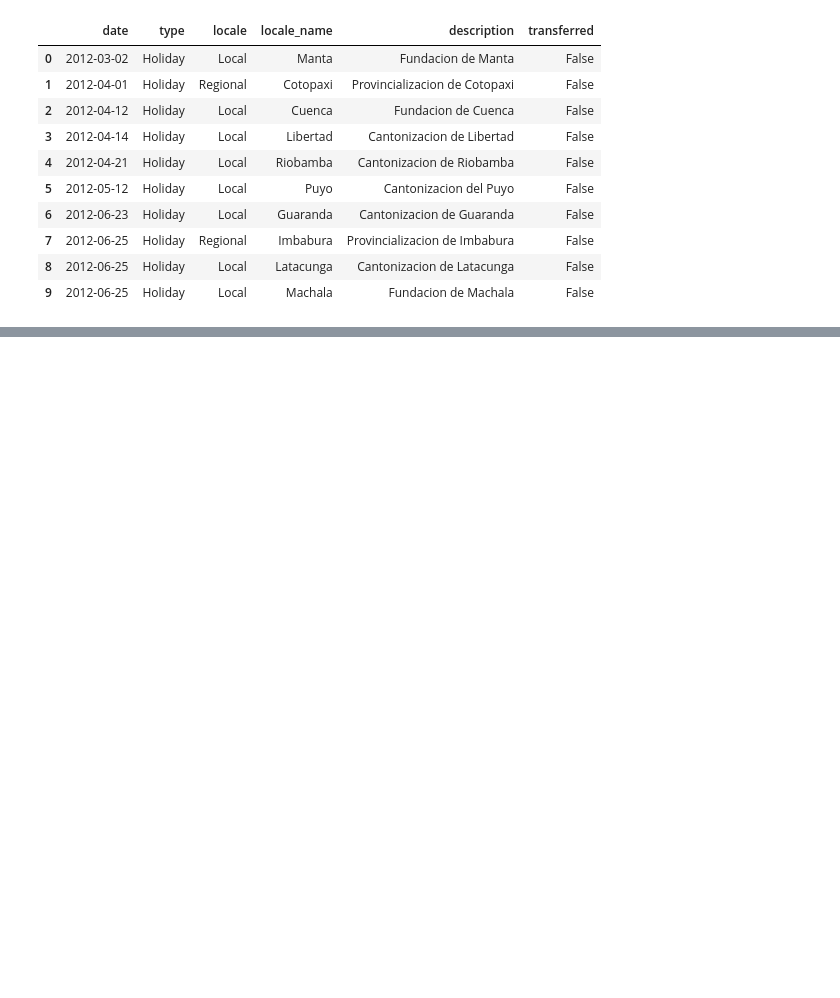
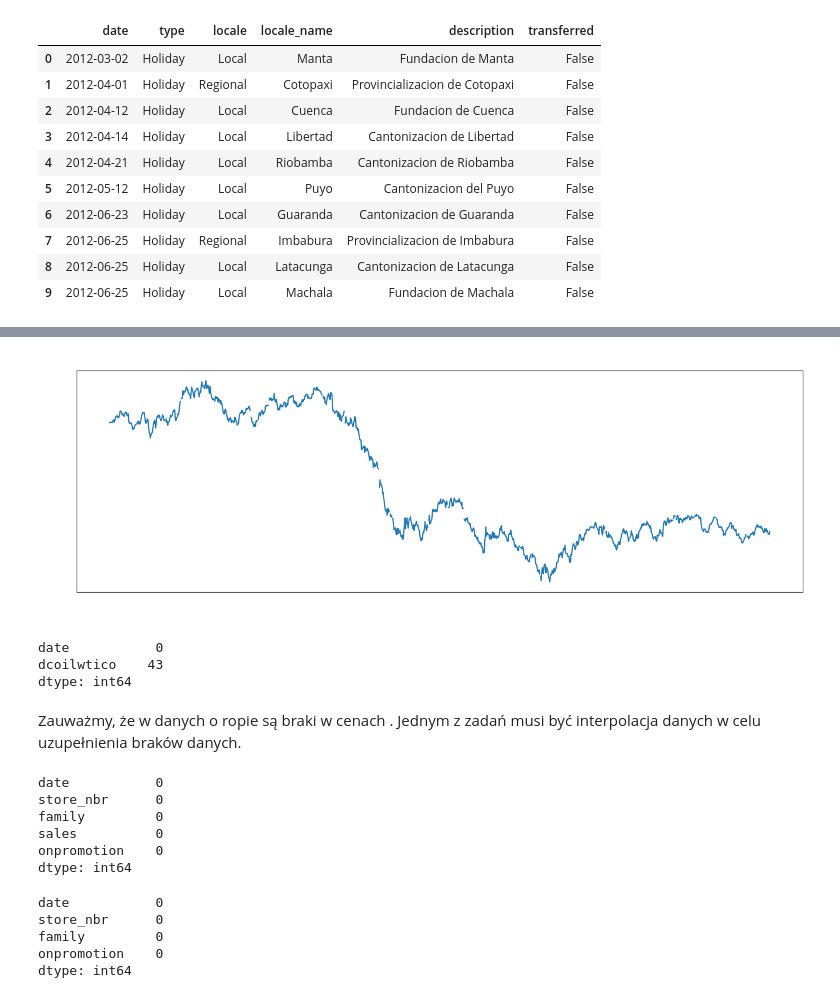
Before and after one commit to ndzadz/WTUM_12_2022, a Jupyter notebook: DataQualityCheck.ipynb, the cells around one changed output, grey strips where cells are left out. Drawn from its saved outputs; the diff is of its cells as text; code cells hidden in the pictures; blank space fills up the shorter version.

```diff
--- a/DataQualityCheck.ipynb
+++ b/DataQualityCheck.ipynb
@@ -25,0 +130,40 @@ holidays_events.head(10)
+# %%
+#Funkcja pomocniczna do rysowania wykresów
+def plot_df(df, x, y, title="", xlabel='Date', ylabel='Value', dpi=100, axiscolor ='black'):
+    plt.figure(figsize=(16,5), dpi=dpi)
+    plt.plot(x, y, color='tab:blue')
+    plt.gca().set(title=title, xlabel=xlabel, ylabel=ylabel)
+    plt.gca().title.set_color(axiscolor)
+    plt.gca().xaxis.label.set_color(axiscolor)
+    plt.gca().yaxis.label.set_color(axiscolor)
+    plt.tick_params(colors=axiscolor, which='both')
+    plt.show()
+# %%
+plot_df(oil,x=oil.index, y=oil.dcoilwtico, title='Ceny ropy', axiscolor='white')
+# %% [output]
+[figure, added]
+# %%
+oil.isna().sum()
+# %% [output]
+date           0
+dcoilwtico    43
+dtype: int64
+# %% [markdown]
+Zauważmy, że w danych o ropie są braki w cenach . Jednym z zadań musi być interpolacja danych w celu uzupełnienia braków danych.
+# %%
+train.isna().sum()
+# %% [output]
+date           0
+store_nbr      0
+family         0
+sales          0
+onpromotion    0
+dtype: int64
+# %%
+test.isna().sum()
+# %% [output]
+date           0
+store_nbr      0
+family         0
+onpromotion    0
+dtype: int64
```
Also changed, not shown: parts of 17 cells of this notebook.
